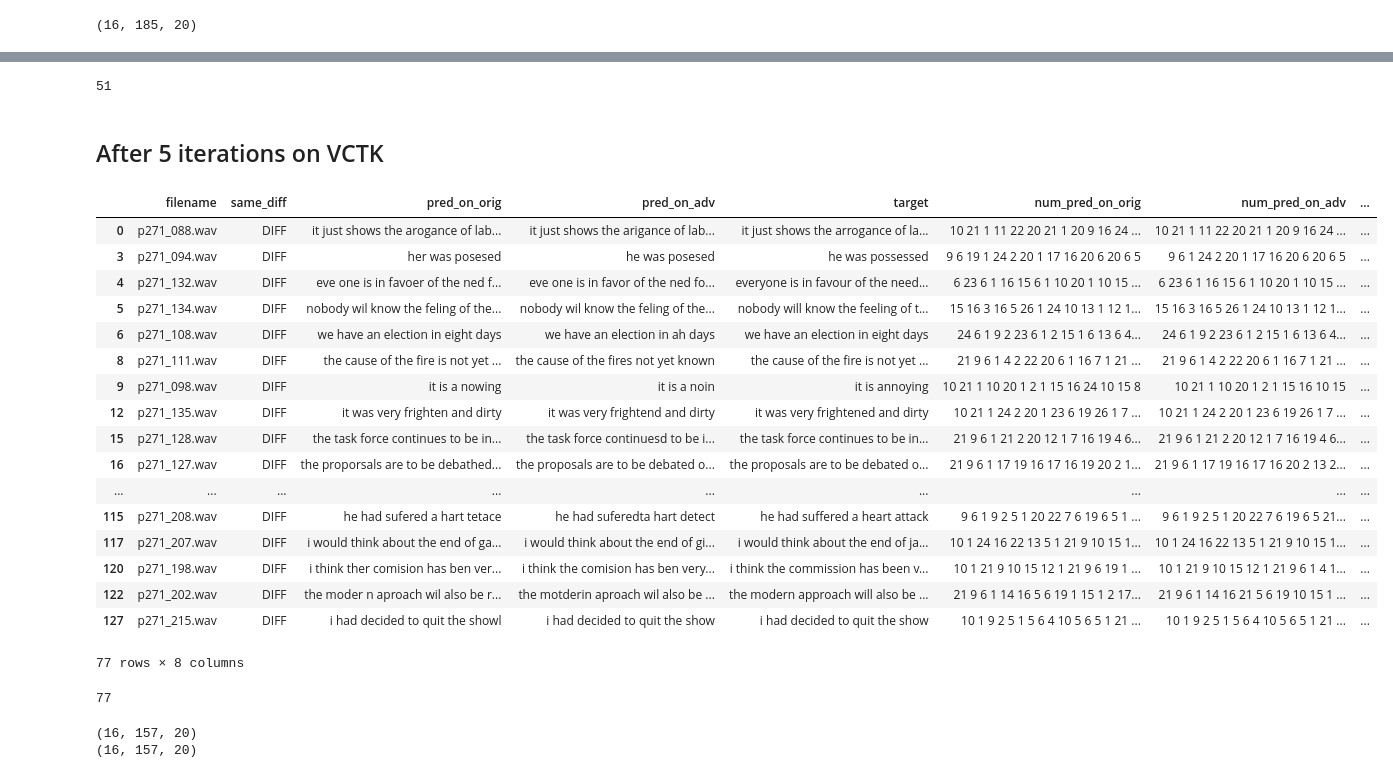
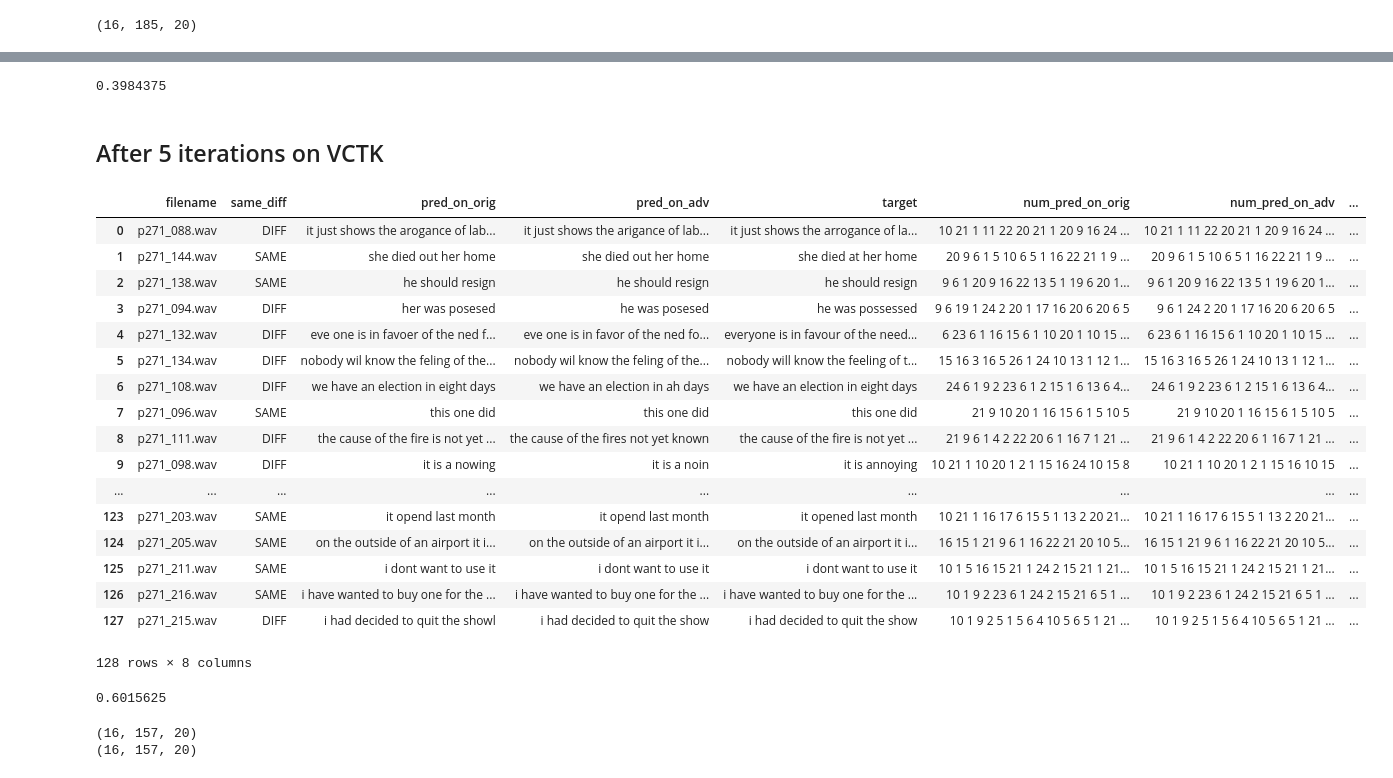
Before and after one commit to daniter-cu/AdversarialSpeech, a Jupyter notebook: speech-to-text-wavenet/Comparing multiple iterations.ipynb, the cells around one changed output, grey strips where cells are left out. Cells and saved outputs as stored; diff of their text form; code cells hidden in the pictures.

```diff
--- a/speech-to-text-wavenet/Comparing multiple iterations.ipynb
+++ b/speech-to-text-wavenet/Comparing multiple iterations.ipynb
@@ -116,7 +285,7 @@ tpv1[tpv1['same_diff'] == 'DIFF']
 # %%
-len(tpv1[tpv1['same_diff'] == 'DIFF'])
+len(tpv1[tpv1['same_diff'] == 'DIFF']) / float(len(tpv1))
 # %% [output]
-51
+0.3984375
 # %% [markdown]
 ## After 5 iterations on VCTK
 # %%
@@ -128,31 +297,32 @@ advv5 = pickle.load(advv5_ex_file)
 # %%
 test_vs_predv5_file = "vctk/preds_vs_labels_iters5.tsv"
 tpv5 = pd.read_table(test_vs_predv5_file)
 
-tpv5[tpv5['same_diff'] == 'DIFF']
+tpv5_diff = tpv5[tpv5['same_diff'] == 'DIFF']
+tpv5
 # %% [output]
 |  | filename | same_diff | pred_on_orig | pred_on_adv | target | num_pred_on_orig | num_pred_on_adv | ... |
 | 0 | p271_088.wav | DIFF | it just shows the arogance of lab... | it just shows the arigance of lab... | it just shows the arrogance of la... | 10 21 1 11 22 20 21 1 20 9 16 24 ... | 10 21 1 11 22 20 21 1 20 9 16 24 ... | ... |
+| 1 | p271_144.wav | SAME | she died out her home | she died out her home | she died at her home | 20 9 6 1 5 10 6 5 1 16 22 21 1 9 ... | 20 9 6 1 5 10 6 5 1 16 22 21 1 9 ... | ... |
+| 2 | p271_138.wav | SAME | he should resign | he should resign | he should resign | 9 6 1 20 9 16 22 13 5 1 19 6 20 1... | 9 6 1 20 9 16 22 13 5 1 19 6 20 1... | ... |
 | 3 | p271_094.wav | DIFF | her was posesed | he was posesed | he was possessed | 9 6 19 1 24 2 20 1 17 16 20 6 20 6 5 | 9 6 1 24 2 20 1 17 16 20 6 20 6 5 | ... |
 | 4 | p271_132.wav | DIFF | eve one is in favoer of the ned f... | eve one is in favor of the ned fo... | everyone is in favour of the need... | 6 23 6 1 16 15 6 1 10 20 1 10 15 ... | 6 23 6 1 16 15 6 1 10 20 1 10 15 ... | ... |
 | 5 | p271_134.wav | DIFF | nobody wil know the feling of the... | nobody wil know the feling of the... | nobody will know the feeling of t... | 15 16 3 16 5 26 1 24 10 13 1 12 1... | 15 16 3 16 5 26 1 24 10 13 1 12 1... | ... |
 | 6 | p271_108.wav | DIFF | we have an election in eight days | we have an election in ah days | we have an election in eight days | 24 6 1 9 2 23 6 1 2 15 1 6 13 6 4... | 24 6 1 9 2 23 6 1 2 15 1 6 13 6 4... | ... |
+| 7 | p271_096.wav | SAME | this one did | this one did | this one did | 21 9 10 20 1 16 15 6 1 5 10 5 | 21 9 10 20 1 16 15 6 1 5 10 5 | ... |
 | 8 | p271_111.wav | DIFF | the cause of the fire is not yet ... | the cause of the fires not yet known | the cause of the fire is not yet ... | 21 9 6 1 4 2 22 20 6 1 16 7 1 21 ... | 21 9 6 1 4 2 22 20 6 1 16 7 1 21 ... | ... |
 | 9 | p271_098.wav | DIFF | it is a nowing | it is a noin | it is annoying | 10 21 1 10 20 1 2 1 15 16 24 10 15 8 | 10 21 1 10 20 1 2 1 15 16 10 15 | ... |
-| 12 | p271_135.wav | DIFF | it was very frighten and dirty | it was very frightend and dirty | it was very frightened and dirty | 10 21 1 24 2 20 1 23 6 19 26 1 7 ... | 10 21 1 24 2 20 1 23 6 19 26 1 7 ... | ... |
-| 15 | p271_128.wav | DIFF | the task force continues to be in... | the task force continuesd to be i... | the task force continues to be in... | 21 9 6 1 21 2 20 12 1 7 16 19 4 6... | 21 9 6 1 21 2 20 12 1 7 16 19 4 6... | ... |
-| 16 | p271_127.wav | DIFF | the proporsals are to be debathed... | the proposals are to be debated o... | the proposals are to be debated o... | 21 9 6 1 17 19 16 17 16 19 20 2 1... | 21 9 6 1 17 19 16 17 16 20 2 13 2... | ... |
 | ... | ... | ... | ... | ... | ... | ... | ... | ... |
-| 115 | p271_208.wav | DIFF | he had sufered a hart tetace | he had suferedta hart detect | he had suffered a heart attack | 9 6 1 9 2 5 1 20 22 7 6 19 6 5 1 ... | 9 6 1 9 2 5 1 20 22 7 6 19 6 5 21... | ... |
-| 117 | p271_207.wav | DIFF | i would think about the end of ga... | i would think about the end of gi... | i would think about the end of ja... | 10 1 24 16 22 13 5 1 21 9 10 15 1... | 10 1 24 16 22 13 5 1 21 9 10 15 1... | ... |
-| 120 | p271_198.wav | DIFF | i think ther comision has ben ver... | i think the comision has ben very... | i think the commission has been v... | 10 1 21 9 10 15 12 1 21 9 6 19 1 ... | 10 1 21 9 10 15 12 1 21 9 6 1 4 1... | ... |
-| 122 | p271_202.wav | DIFF | the moder n aproach wil also be r... | the motderin aproach wil also be ... | the modern approach will also be ... | 21 9 6 1 14 16 5 6 19 1 15 1 2 17... | 21 9 6 1 14 16 21 5 6 19 10 15 1 ... | ... |
+| 123 | p271_203.wav | SAME | it opend last month | it opend last month | it opened last month | 10 21 1 16 17 6 15 5 1 13 2 20 21... | 10 21 1 16 17 6 15 5 1 13 2 20 21... | ... |
+| 124 | p271_205.wav | SAME | on the outside of an airport it i... | on the outside of an airport it i... | on the outside of an airport it i... | 16 15 1 21 9 6 1 16 22 21 20 10 5... | 16 15 1 21 9 6 1 16 22 21 20 10 5... | ... |
+| 125 | p271_211.wav | SAME | i dont want to use it | i dont want to use it | i dont want to use it | 10 1 5 16 15 21 1 24 2 15 21 1 21... | 10 1 5 16 15 21 1 24 2 15 21 1 21... | ... |
+| 126 | p271_216.wav | SAME | i have wanted to buy one for the ... | i have wanted to buy one for the ... | i have wanted to buy one for the ... | 10 1 9 2 23 6 1 24 2 15 21 6 5 1 ... | 10 1 9 2 23 6 1 24 2 15 21 6 5 1 ... | ... |
 | 127 | p271_215.wav | DIFF | i had decided to quit the showl | i had decided to quit the show | i had decided to quit the show | 10 1 9 2 5 1 5 6 4 10 5 6 5 1 21 ... | 10 1 9 2 5 1 5 6 4 10 5 6 5 1 21 ... | ... |
-77 rows × 8 columns
+128 rows × 8 columns
 # %%
-len(tpv5[tpv5['same_diff'] == 'DIFF'])
+len(tpv5[tpv5['same_diff'] == 'DIFF']) / float(len(tpv5))
 # %% [output]
-77
+0.6015625
 # %%
 print origv5[0].shape
 print advv5[0].shape
```
Also changed, not shown: parts of 17 cells of this notebook, 8 other files.
